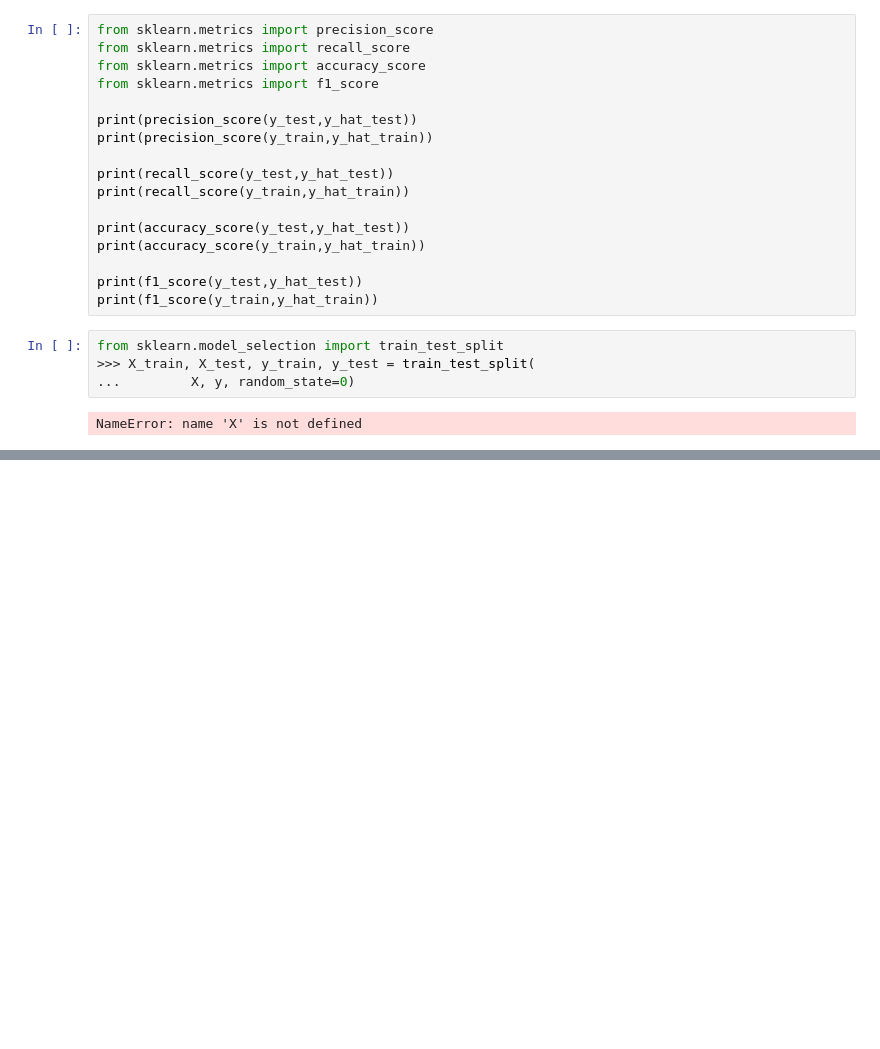
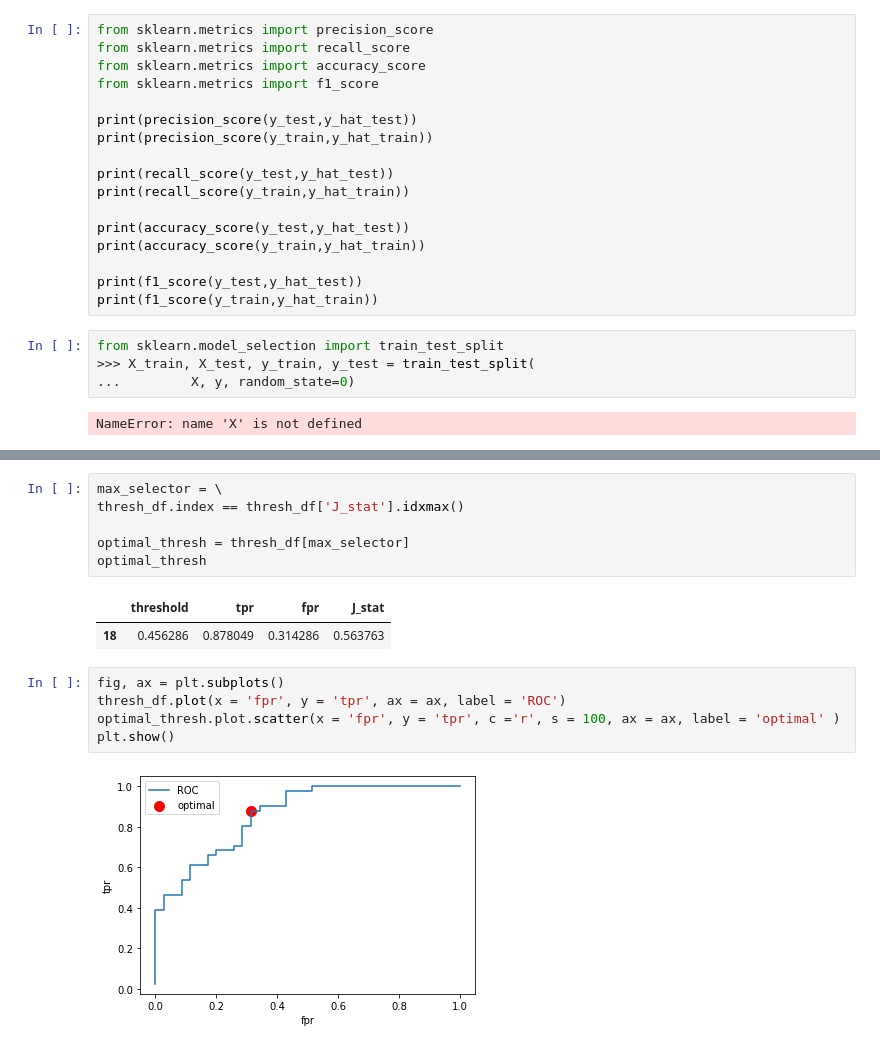
Before and after one commit to MusaAbbasi/DSNYC080822, a Jupyter notebook: Phase_3_Notes.ipynb, the cells around one changed output, grey strips where cells are left out. Drawn from its saved outputs; the diff is of its cells as text; blank space fills up the shorter version.

```diff
--- a/Phase_3_Notes.ipynb
+++ b/Phase_3_Notes.ipynb
@@ -284,0 +456,16 @@ NameError: name 'X' is not defined
+# %%
+max_selector = \
+thresh_df.index == thresh_df['J_stat'].idxmax()
+
+optimal_thresh = thresh_df[max_selector]
+optimal_thresh
+# %% [output]
+|  | threshold | tpr | fpr | J_stat |
+| 18 | 0.456286 | 0.878049 | 0.314286 | 0.563763 |
+# %%
+fig, ax = plt.subplots()
+thresh_df.plot(x = 'fpr', y = 'tpr', ax = ax, label = 'ROC')
+optimal_thresh.plot.scatter(x = 'fpr', y = 'tpr', c ='r', s = 100, ax = ax, label = 'optimal' )
+plt.show()
+# %% [output]
+[figure, added]
```
Also changed, not shown: parts of 41 cells of this notebook, 1 other file.
